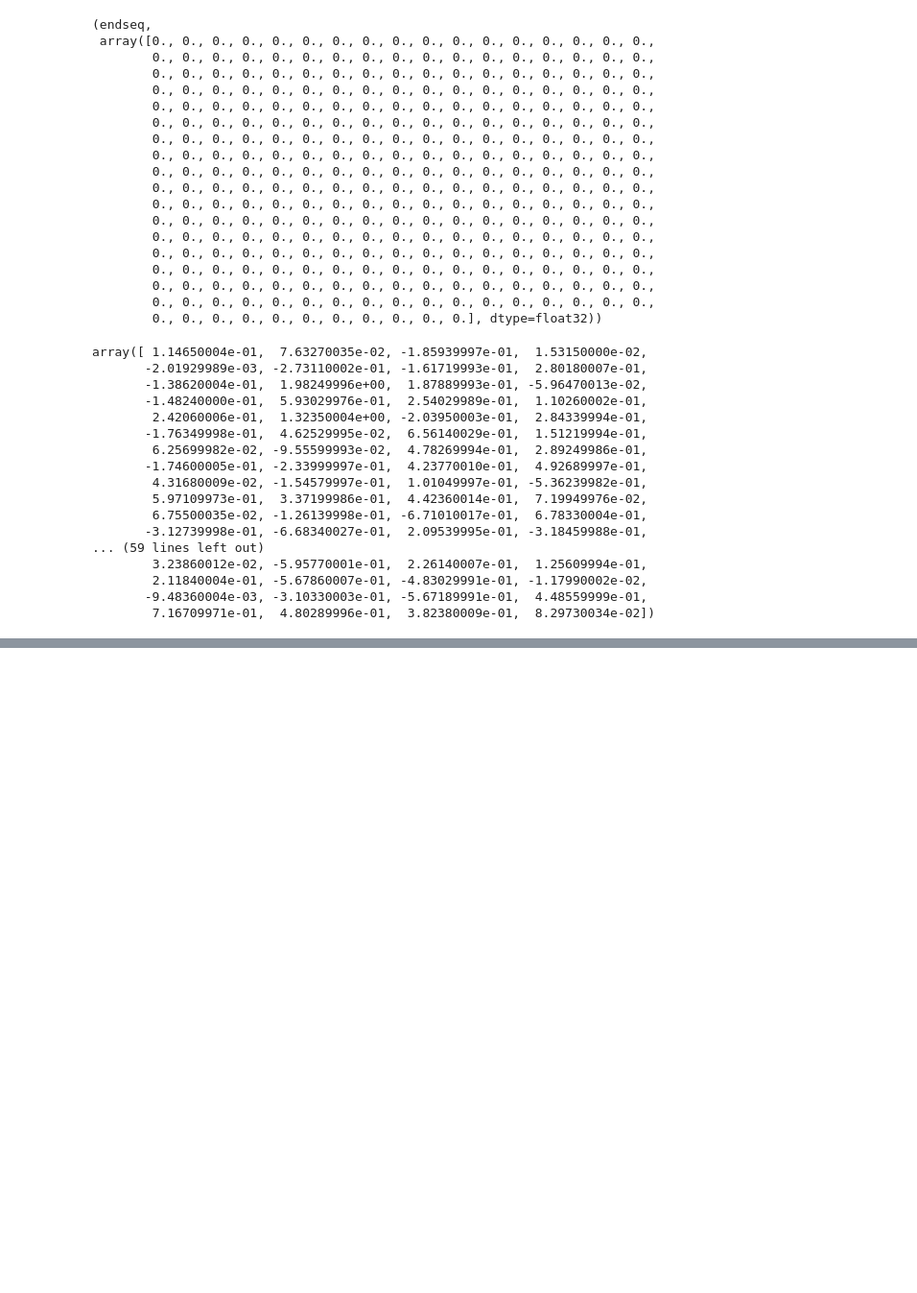
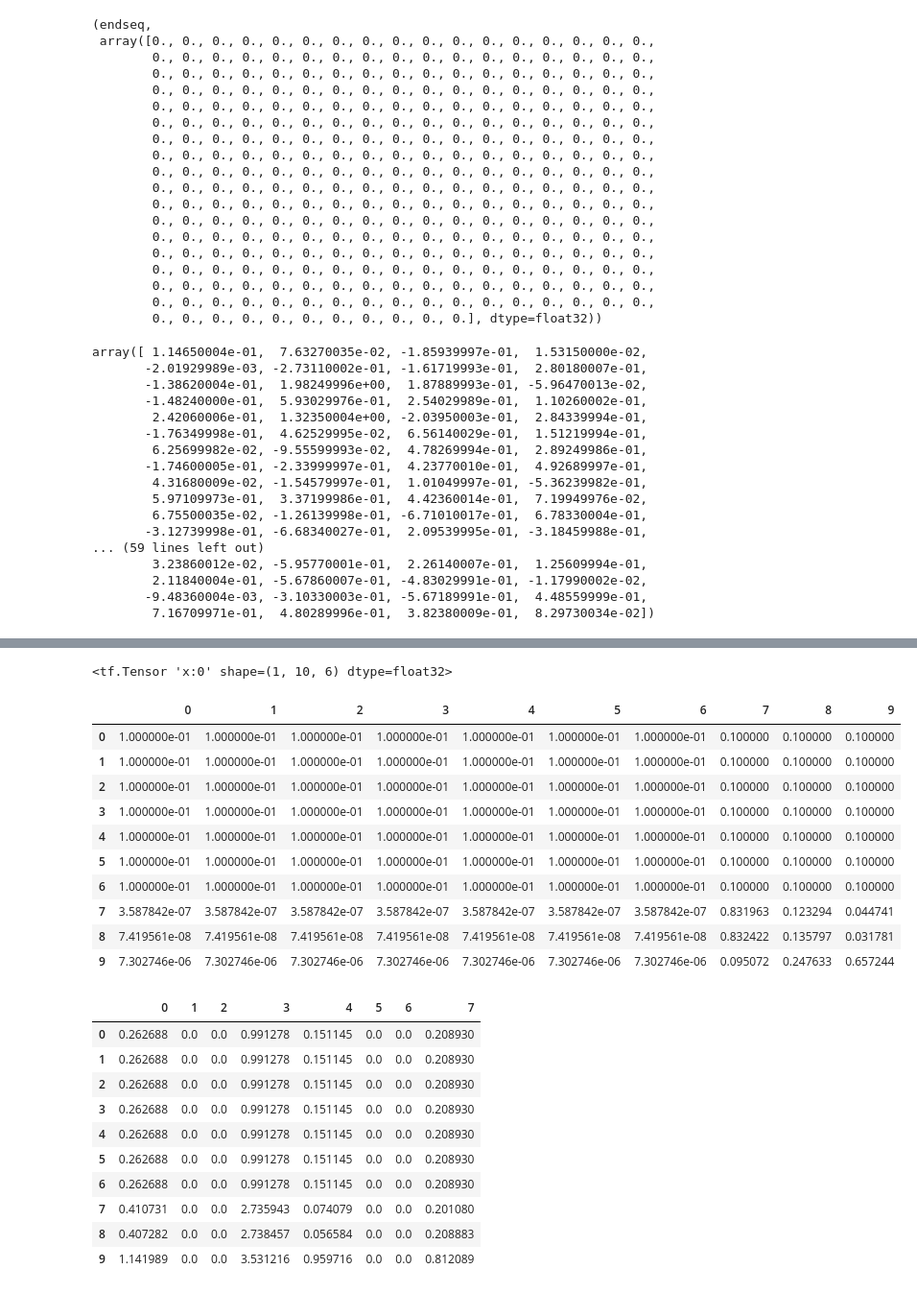
Before and after one commit to mshaikh2/ChestXRay, a Jupyter notebook: notebooks/Untitled1.ipynb, the cells around one changed output, grey strips where cells are left out. Shown at 96% size. Drawn from its saved outputs; the diff is of its cells as text; code cells hidden in the pictures; blank space fills up the shorter version.

```diff
--- a/notebooks/Untitled1.ipynb
+++ b/notebooks/Untitled1.ipynb
@@ -217,0 +220,19 @@ df_emb.to_pickle('../../dataset/descriptions/visual_genome_initial_emb_mat.p')
+# %%
+inp = np.array([
+                    [
+                        [0,0,0,0,0,0],
+                        [0,0,0,0,0,0],
+                        [0,0,0,0,0,0],
+                        [0,0,0,0,0,0],
+                        [0,0,0,0,0,0],
+                        [0,0,0,0,0,0],
+                        [0,0,0,0,0,0],
+                        [3.0,2.0,1.0,2.40,3.50,5.20],
+                        [1.0,2.0,3.0,3.40,1.60,5.20],
+                        [2.30,1.60,4.10,3.20,0.50,3.90]
+                    ]
+                ])
+inp = inp+0.00001
+print(inp)
+padding_mask = np.array([[[0],[0],[0],[0],[0],[0],[0],[1],[1],[1]]])
+padding_mask.shape
@@ -217,0 +261,51 @@ df_emb.to_pickle('../../dataset/descriptions/visual_genome_initial_emb_mat.p')
+# %%
+graph = tf.Graph()
+with graph.as_default():
+    x = tf.convert_to_tensor(inp,dtype='float',name='x')
+    p = tf.convert_to_tensor(padding_mask,dtype='float',name='p')
+    q = tf.keras.layers.Conv1D(kernel_size=1,strides=1,activation='relu',filters=8,padding='same',kernel_initializer='glorot_uniform')(x)
+    k = tf.keras.layers.Conv1D(kernel_size=1,strides=1,activation='relu',filters=8,padding='same',kernel_initializer='glorot_uniform')(x)
+    v = tf.keras.layers.Conv1D(kernel_size=1,strides=1,activation='relu',filters=8,padding='same',kernel_initializer='glorot_uniform')(x)
+    s = tf.keras.backend.batch_dot(q, tf.keras.backend.permute_dimensions(k,(0,2,1)))
+
+
+    beta = tf.keras.layers.Multiply()([s,padding_mask])
+    beta = tf.keras.backend.softmax(beta, axis=-1)
+    o = tf.keras.backend.batch_dot(beta,v)
+    initialize = tf.global_variables_initializer()
+x
+# %% [output]
+<tf.Tensor 'x:0' shape=(1, 10, 6) dtype=float32>
+# %%
+
+with tf.Session(graph=graph) as sess:
+    sess.run(initialize)
+#     display(pd.DataFrame(sess.run(q)[0]))
+#     display(pd.DataFrame(sess.run(k)[0]))
+    display(pd.DataFrame(sess.run(beta)[0]))
+    display(pd.DataFrame(sess.run(o)[0]))
+# sess.run(feed_dict={x.name:inp.tolist()},fetches=q)
+# q.eval(session=tf.Session(),feed_dict={'x':inp.tolist()})
+# %% [output]
+|  | 0 | 1 | 2 | 3 | 4 | 5 | 6 | 7 | 8 | 9 |
+| 0 | 1.000000e-01 | 1.000000e-01 | 1.000000e-01 | 1.000000e-01 | 1.000000e-01 | 1.000000e-01 | 1.000000e-01 | 0.100000 | 0.100000 | 0.100000 |
+| 1 | 1.000000e-01 | 1.000000e-01 | 1.000000e-01 | 1.000000e-01 | 1.000000e-01 | 1.000000e-01 | 1.000000e-01 | 0.100000 | 0.100000 | 0.100000 |
+| 2 | 1.000000e-01 | 1.000000e-01 | 1.000000e-01 | 1.000000e-01 | 1.000000e-01 | 1.000000e-01 | 1.000000e-01 | 0.100000 | 0.100000 | 0.100000 |
+| 3 | 1.000000e-01 | 1.000000e-01 | 1.000000e-01 | 1.000000e-01 | 1.000000e-01 | 1.000000e-01 | 1.000000e-01 | 0.100000 | 0.100000 | 0.100000 |
+| 4 | 1.000000e-01 | 1.000000e-01 | 1.000000e-01 | 1.000000e-01 | 1.000000e-01 | 1.000000e-01 | 1.000000e-01 | 0.100000 | 0.100000 | 0.100000 |
+| 5 | 1.000000e-01 | 1.000000e-01 | 1.000000e-01 | 1.000000e-01 | 1.000000e-01 | 1.000000e-01 | 1.000000e-01 | 0.100000 | 0.100000 | 0.100000 |
+| 6 | 1.000000e-01 | 1.000000e-01 | 1.000000e-01 | 1.000000e-01 | 1.000000e-01 | 1.000000e-01 | 1.000000e-01 | 0.100000 | 0.100000 | 0.100000 |
+| 7 | 3.587842e-07 | 3.587842e-07 | 3.587842e-07 | 3.587842e-07 | 3.587842e-07 | 3.587842e-07 | 3.587842e-07 | 0.831963 | 0.123294 | 0.044741 |
+| 8 | 7.419561e-08 | 7.419561e-08 | 7.419561e-08 | 7.419561e-08 | 7.419561e-08 | 7.419561e-08 | 7.419561e-08 | 0.832422 | 0.135797 | 0.031781 |
+| 9 | 7.302746e-06 | 7.302746e-06 | 7.302746e-06 | 7.302746e-06 | 7.302746e-06 | 7.302746e-06 | 7.302746e-06 | 0.095072 | 0.247633 | 0.657244 |
+|  | 0 | 1 | 2 | 3 | 4 | 5 | 6 | 7 |
+| 0 | 0.262688 | 0.0 | 0.0 | 0.991278 | 0.151145 | 0.0 | 0.0 | 0.208930 |
+| 1 | 0.262688 | 0.0 | 0.0 | 0.991278 | 0.151145 | 0.0 | 0.0 | 0.208930 |
+| 2 | 0.262688 | 0.0 | 0.0 | 0.991278 | 0.151145 | 0.0 | 0.0 | 0.208930 |
+| 3 | 0.262688 | 0.0 | 0.0 | 0.991278 | 0.151145 | 0.0 | 0.0 | 0.208930 |
+| 4 | 0.262688 | 0.0 | 0.0 | 0.991278 | 0.151145 | 0.0 | 0.0 | 0.208930 |
+| 5 | 0.262688 | 0.0 | 0.0 | 0.991278 | 0.151145 | 0.0 | 0.0 | 0.208930 |
+| 6 | 0.262688 | 0.0 | 0.0 | 0.991278 | 0.151145 | 0.0 | 0.0 | 0.208930 |
+| 7 | 0.410731 | 0.0 | 0.0 | 2.735943 | 0.074079 | 0.0 | 0.0 | 0.201080 |
+| 8 | 0.407282 | 0.0 | 0.0 | 2.738457 | 0.056584 | 0.0 | 0.0 | 0.208883 |
+| 9 | 1.141989 | 0.0 | 0.0 | 3.531216 | 0.959716 | 0.0 | 0.0 | 0.812089 |
```
Also changed, not shown: parts of 5 cells of this notebook, 2 other files.
